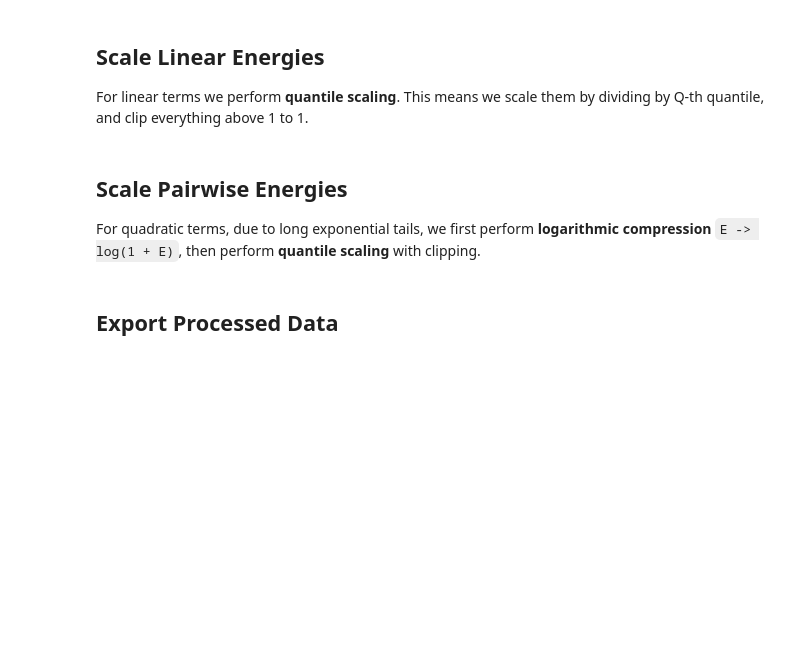
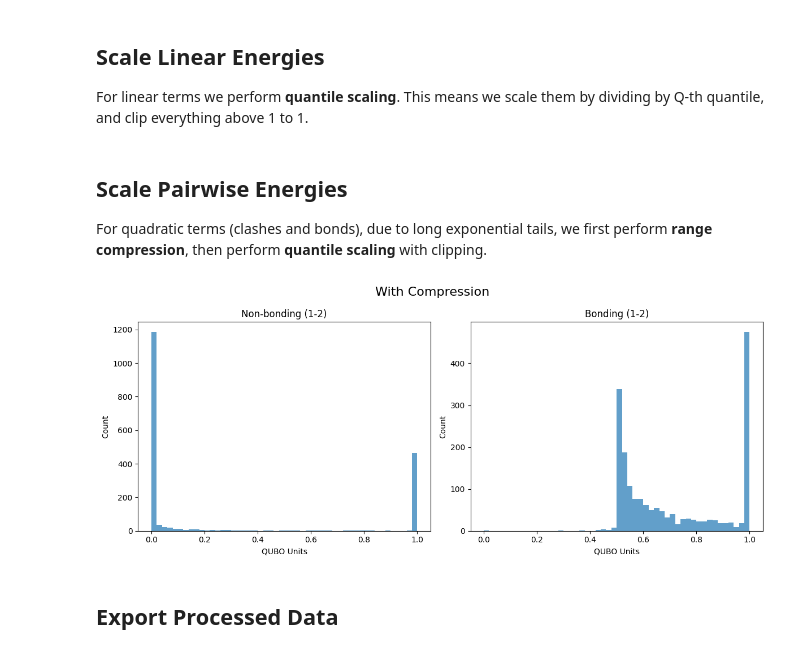
Before and after one commit to Joxy97/docking, a Jupyter notebook: main.ipynb, the cells around one changed output. Cells and saved outputs as stored; diff of their text form; code cells hidden in the pictures; blank space fills up the shorter version.

```diff
--- a/main.ipynb
+++ b/main.ipynb
@@ -93,5 +100,21 @@ clashes = {
     (i, j): pd.read_csv(f"data/raw/clash_{i}_{j}_raw.csv")
     for i, j in combinations(range(1, NUM_FRAGMENTS + 1), 2)
 }
+
+# Load bond pair data from available raw files (e.g., bond_1_2_raw.csv).
+bond_pairs = []
+for i, j in combinations(range(1, NUM_FRAGMENTS + 1), 2):
+    bond_path = Path(f"data/raw/bond_{i}_{j}_raw.csv")
+    if bond_path.exists():
+        bond_pairs.append((i, j))
+
+bonds = {
+    (i, j): pd.read_csv(f"data/raw/bond_{i}_{j}_raw.csv")
+    for i, j in bond_pairs
+}
+
+# Keep settings synchronized with loaded bond files.
+BONDING_FRAGMENTS = bond_pairs
+NUM_BONDING = len(BONDING_FRAGMENTS)
 # %% [markdown]
 ## Shift Energies
@@ -113,5 +140,5 @@ for i, df in fragments.items():
     df["score"] = (df["energy_shifted"] / q).clip(upper=1)
 # %% [markdown]
 ## Scale Pairwise Energies
-For quadratic terms, due to long exponential tails, we first perform **logarithmic compression** `E -> log(1 + E)`, then perform **quantile scaling** with clipping.
+For quadratic terms (clashes and bonds), due to long exponential tails, we first perform **range compression**, then perform **quantile scaling** with clipping.
 # %%
@@ -126,3 +174,27 @@ for (i, j), df in clashes.items():
+# %%
+fig, axes = plt.subplots(1, 2, figsize=(12, 5))
+
+i, j = 1, 2
+
+# Non-bonding (clashes)
+axes[0].hist(clashes[i, j]["score"], bins=50, alpha=0.7)
+axes[0].set_title(f"Non-bonding ({i}-{j})")
+axes[0].set_xlabel("QUBO Units")
+axes[0].set_ylabel("Count")
+
+# Bonding
+axes[1].hist(bonds[i, j]["score"], bins=50, alpha=0.7)
+axes[1].set_title(f"Bonding ({i}-{j})")
+axes[1].set_xlabel("QUBO Units")
+axes[1].set_ylabel("Count")
+
+# Global title
+fig.suptitle("With Compression" if COMPRESSION else "Without Compression", fontsize=16)
+
+plt.tight_layout()
+plt.show()
+# %% [output]
+[figure, added]
 # %% [markdown]
 ## Export Processed Data
 # %%
```
Also changed, not shown: parts of 20 cells of this notebook, 18 other files.
